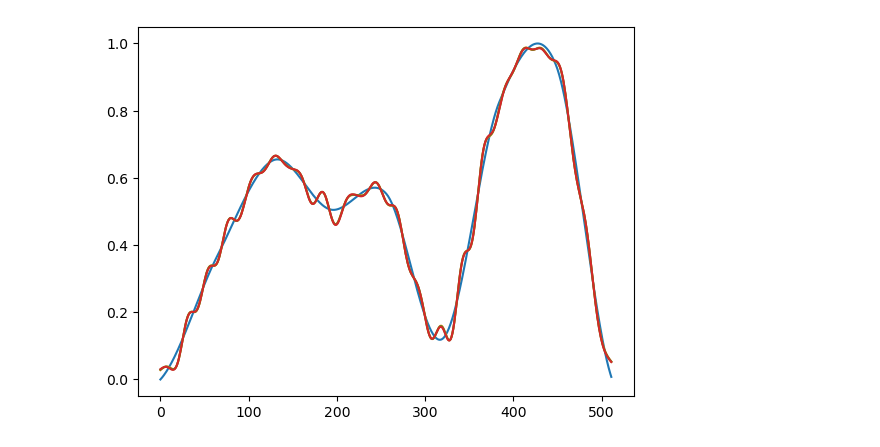
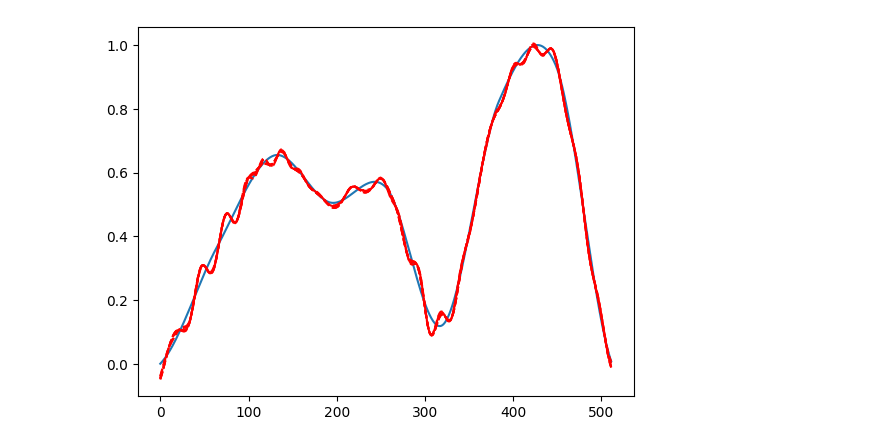
Before and after one commit to tpasfieldERAU/REU_Deblur, a Jupyter notebook: test_notebooks/tkv_tuning.ipynb, the cells around one changed output. Cells and saved outputs as stored; diff of their text form; code cells hidden in the pictures.

Commit message:
Prep graphics

```diff
--- a/test_notebooks/tkv_tuning.ipynb
+++ b/test_notebooks/tkv_tuning.ipynb
@@ -136,7 +136,6 @@ for i in bthresh:
     sg = use_erf(i[1], len(nsig))
     dsg = diff(sg, len(nsig))
     dsg = normalize_diff(dsg[len(nsig)//2:])
-    print(sum(dsg))
     A = est_kernel(512, dsg)
-    out, err = GCV.run_gcv(A, testsig, tkv_regularize, 360)
+    out, err = GCV.run_gcv(A, testsig, tkv_regularize, 30)
     plots.append(out)
@@ -150,8 +142,8 @@ for i in bthresh:
 # %%
 plt.plot(testsig1)
 for p in plots:
-    plt.plot(p)
+    plt.plot(p, 'r--')
 
 plt.show()
 # %% [output]
-[figure, old version]
+[figure, new version]
```
Also changed, not shown: parts of 5 cells of this notebook.
